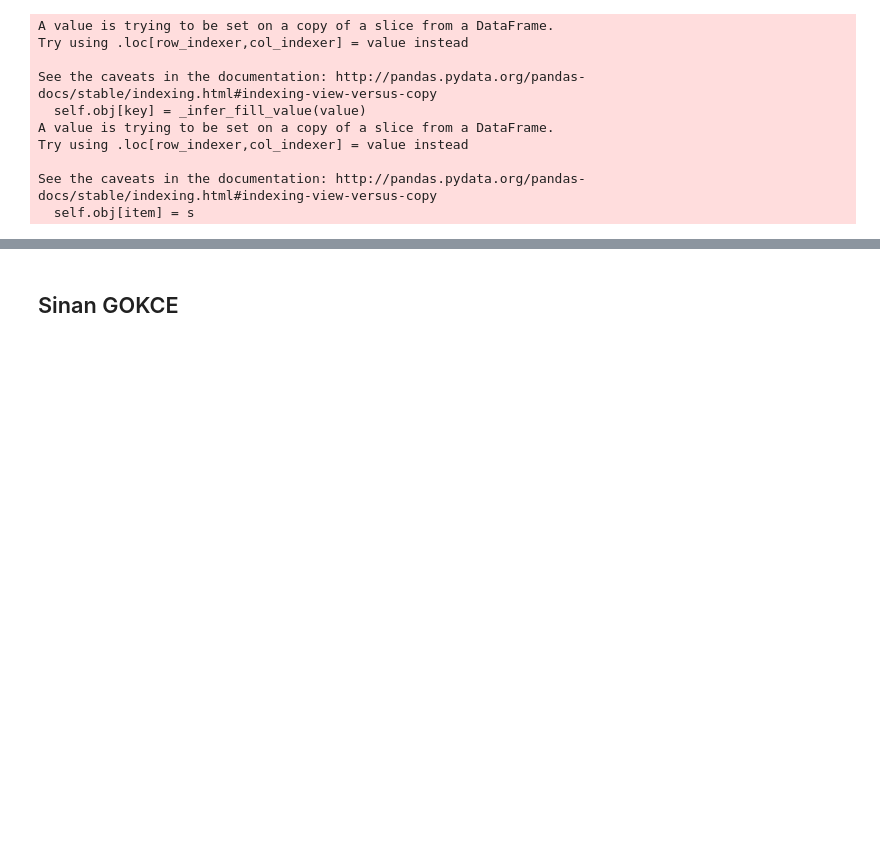
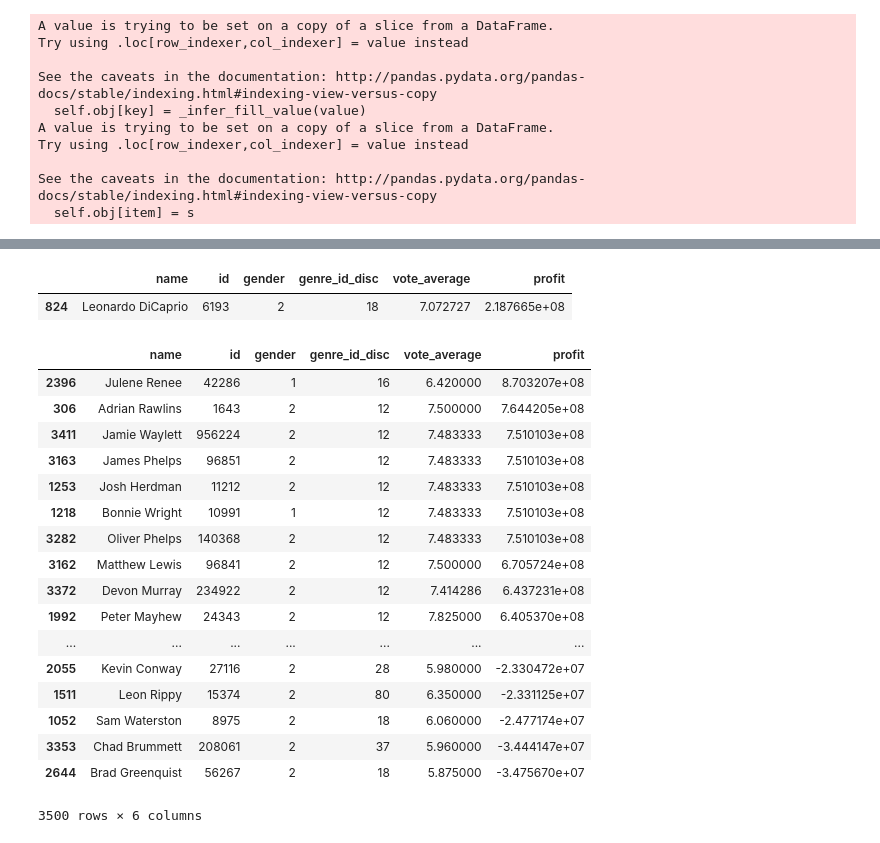
Before and after one commit to othmanbck/ntds_project_2018, a Jupyter notebook: Final project.ipynb, the cells around one changed output, grey strips where cells are left out. Saved outputs shown, nothing was run; the diff lists cells and outputs as text; code cells hidden in the pictures; blank space fills up the shorter version.

Commit message:
Ranking,genre and profit

```diff
--- a/Final project.ipynb
+++ b/Final project.ipynb
@@ -111,16 +131,45 @@ new_df = pd.DataFrame()
 for idx, film in credits.iterrows():
     cast_df = pd.DataFrame(eval(credits['cast'][idx]))
     cast_df['credits'] = idx
-    cast_df = cast_df.drop(['character','order','cast_id', 'credit_id'],axis = 1)
+    cast_df = cast_df.drop(['character','order', 'credit_id', 'cast_id'],axis = 1)
 
     frames = [new_df, cast_df]
     new_df = pd.concat(frames, join = 'outer', ignore_index=True)
 # %%
 nodes_df = new_df['credits'].groupby([new_df.gender, new_df.id, new_df.name]).apply(list).reset_index()
 nodes_df = nodes_df[nodes_df.id.isin(discount)]
-nodes_df.head()
+nodes_df.drop(columns=['credits'], inplace=True)
+nodes_df = nodes_df[nodes_df['gender'].isin(['1','2'])]
+# %%
+actors = actors.merge(nodes_df, left_on = 'cast_id', right_on='id', how='inner').drop(columns=['cast_id'])
+# %%
+actors = actors[['name', 'id', 'gender', 'genre_id_disc', 'vote_average', 'profit']]
+# %%
+actors[actors['name']=='Leonardo DiCaprio']
+# %% [output]
+|  | name | id | gender | genre_id_disc | vote_average | profit |
+| 824 | Leonardo DiCaprio | 6193 | 2 | 18 | 7.072727 | 2.187665e+08 |
+# %%
+actors.sort_values(by='profit', ascending=False)
+# %% [output]
+|  | name | id | gender | genre_id_disc | vote_average | profit |
+| 2396 | Julene Renee | 42286 | 1 | 16 | 6.420000 | 8.703207e+08 |
+| 306 | Adrian Rawlins | 1643 | 2 | 12 | 7.500000 | 7.644205e+08 |
+| 3411 | Jamie Waylett | 956224 | 2 | 12 | 7.483333 | 7.510103e+08 |
+| 3163 | James Phelps | 96851 | 2 | 12 | 7.483333 | 7.510103e+08 |
+| 1253 | Josh Herdman | 11212 | 2 | 12 | 7.483333 | 7.510103e+08 |
+| 1218 | Bonnie Wright | 10991 | 1 | 12 | 7.483333 | 7.510103e+08 |
+| 3282 | Oliver Phelps | 140368 | 2 | 12 | 7.483333 | 7.510103e+08 |
+| 3162 | Matthew Lewis | 96841 | 2 | 12 | 7.500000 | 6.705724e+08 |
+| 3372 | Devon Murray | 234922 | 2 | 12 | 7.414286 | 6.437231e+08 |
+| 1992 | Peter Mayhew | 24343 | 2 | 12 | 7.825000 | 6.405370e+08 |
+| ... | ... | ... | ... | ... | ... | ... |
+| 2055 | Kevin Conway | 27116 | 2 | 28 | 5.980000 | -2.330472e+07 |
+| 1511 | Leon Rippy | 15374 | 2 | 80 | 6.350000 | -2.331125e+07 |
+| 1052 | Sam Waterston | 8975 | 2 | 18 | 6.060000 | -2.477174e+07 |
+| 3353 | Chad Brummett | 208061 | 2 | 37 | 5.960000 | -3.444147e+07 |
+| 2644 | Brad Greenquist | 56267 | 2 | 18 | 5.875000 | -3.475670e+07 |
+3500 rows × 6 columns
 # %%
 features = nodes_df.set_index('id').drop('name', axis=1)
 features.head()
-# %% [markdown]
-## Sinan GOKCE
```
Also changed, not shown: parts of 9 cells of this notebook.
